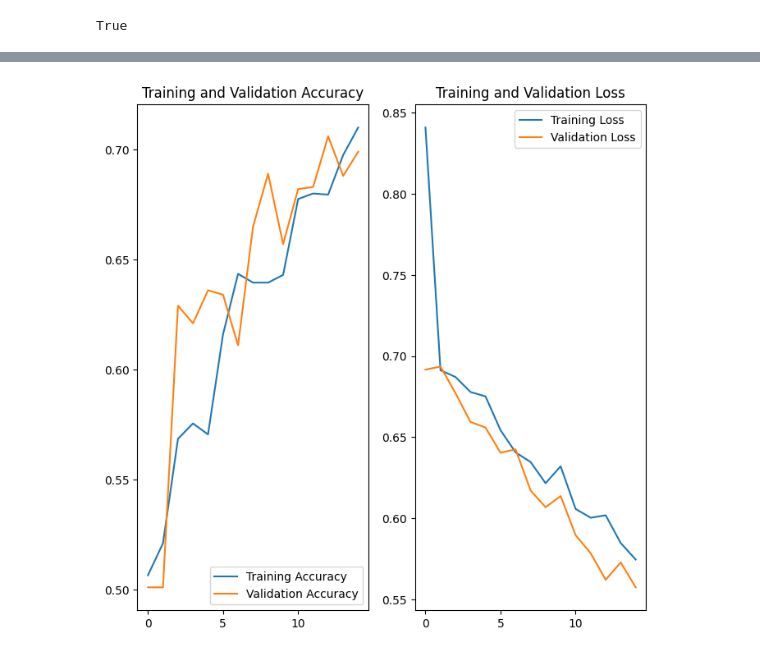
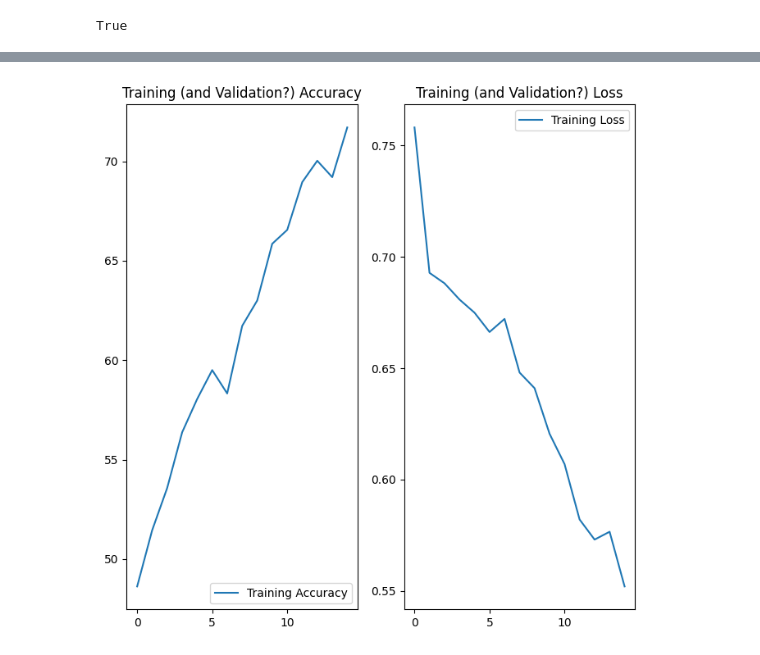
Before and after one commit to joacoh/PortfolioProjects, a Jupyter notebook: Cat-Dog Predictor/cat_dog_pytorch.ipynb, the cells around one changed output, grey strips where cells are left out. Saved outputs shown, nothing was run; the diff lists cells and outputs as text; code cells hidden in the pictures.

```diff
--- a/Cat-Dog Predictor/cat_dog_pytorch.ipynb
+++ b/Cat-Dog Predictor/cat_dog_pytorch.ipynb
@@ -22,7 +22,7 @@ True
 # %%
 device = torch.device('cuda' if torch.cuda.is_available() else 'cpu')
 
-PATH = 'cats_and_dogs_pt'
+PATH = 'cats_and_dogs'
 
 train_dir = os.path.join(PATH, 'train')
 validation_dir = os.path.join(PATH, 'validation')
@@ -37,12 +37,12 @@ total_test = len(os.listdir(test_dir))
 # Variables for pre-processing and training.
 batch_size = 128
 epochs = 15
-IMG_HEIGHT = 200
-IMG_WIDTH = 200
+IMG_HEIGHT = 150
+IMG_WIDTH = 150
 # %%
 transform = transforms.Compose([
     transforms.Resize((IMG_WIDTH,IMG_HEIGHT)),
-    transforms.ToTensor()
+    transforms.ToTensor(),
 ])
 
 train_dataset = datasets.ImageFolder(root=train_dir, transform=transform)
@@ -102,11 +79,14 @@ train_transform = transforms.Compose([
     transforms.ToTensor(),
 ])
 
-train_dataset = datasets.ImageFolder(root=train_dir, transform=train_transform)
+train_dataset_augmented = datasets.ImageFolder(root=train_dir, transform=train_transform)
+train_dataset = ConcatDataset([train_dataset,train_dataset_augmented])
 
 train_loader = DataLoader(train_dataset, batch_size=batch_size, shuffle=True)
 
-augmented_images = [train_dataset[i][0] for i in range(5)]
-
-show_images(augmented_images)
+for images, labels in train_loader:
+    random_indices = random.sample(range(len(images)), 5)
+    random_images = [images[i] for i in random_indices]
+    show_images(random_images)
+    break
 # %% [output]
@@ -157,6 +139,9 @@ CNN(
 # %%
 criterion = nn.CrossEntropyLoss()
 optimizer = optim.Adam(model.parameters())
+
+t_acc = []
+t_los = []
 
 for epoch in range(epochs):
     running_loss = 0.0
@@ -184,5 +169,8 @@ for epoch in range(epochs):
         total += labels.size(0)
         correct += (predicted == labels).sum().item()
 
+    t_acc.append((correct/total)*100)
+    t_los.append(running_loss/len(train_loader))
+
     print(f"Epoch {epoch+1}/{epochs}, Loss: {running_loss/len(train_loader):.4f}, Accuracy: {(correct/total)*100:.2f}%")
 # %% [output]
@@ -196,27 +238,21 @@ KeyboardInterrupt:
 # %%
-acc = history.history['accuracy']
-val_acc = history.history['val_accuracy']
-
-loss = history.history['loss']
-val_loss = history.history['val_loss']
-
 epochs_range = range(epochs)
 
 plt.figure(figsize=(8, 8))
 plt.subplot(1, 2, 1)
-plt.plot(epochs_range, acc, label='Training Accuracy')
-plt.plot(epochs_range, val_acc, label='Validation Accuracy')
+plt.plot(epochs_range, t_acc, label='Training Accuracy')
+#plt.plot(epochs_range, val_acc, label='Validation Accuracy')
 plt.legend(loc='lower right')
-plt.title('Training and Validation Accuracy')
+plt.title('Training (and Validation?) Accuracy')
 
 plt.subplot(1, 2, 2)
-plt.plot(epochs_range, loss, label='Training Loss')
-plt.plot(epochs_range, val_loss, label='Validation Loss')
+plt.plot(epochs_range, t_los, label='Training Loss')
+#plt.plot(epochs_range, val_loss, label='Validation Loss')
 plt.legend(loc='upper right')
-plt.title('Training and Validation Loss')
+plt.title('Training (and Validation?) Loss')
 plt.show()
 # %% [output]
-[figure, old version]
+[figure, new version]
 # %%
 for (inputs, labels) in test_loader:
     # Move data to GPU if available
```
Also changed, not shown: parts of 15 cells of this notebook.
